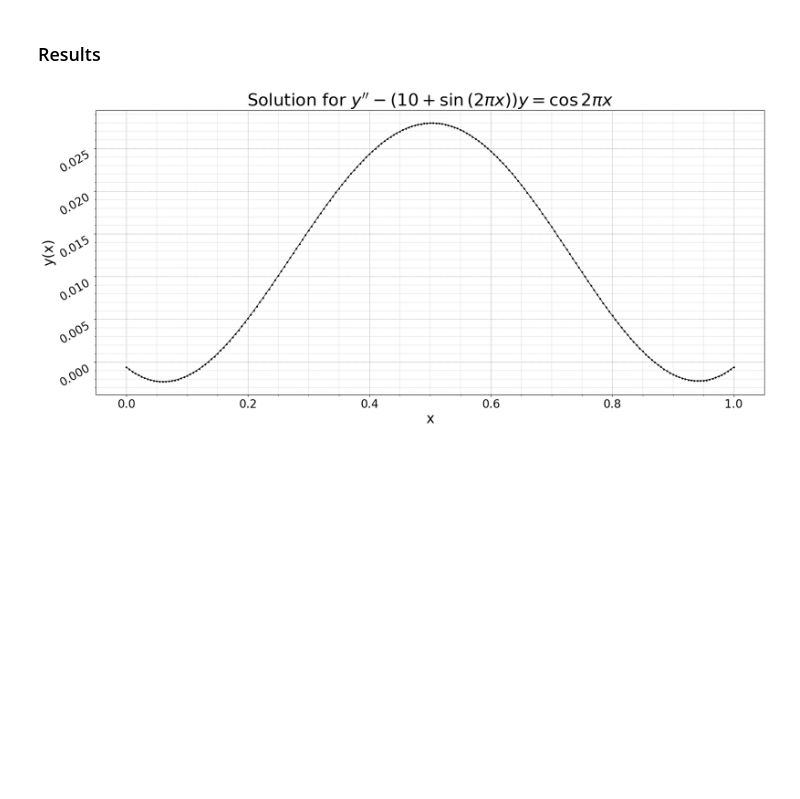
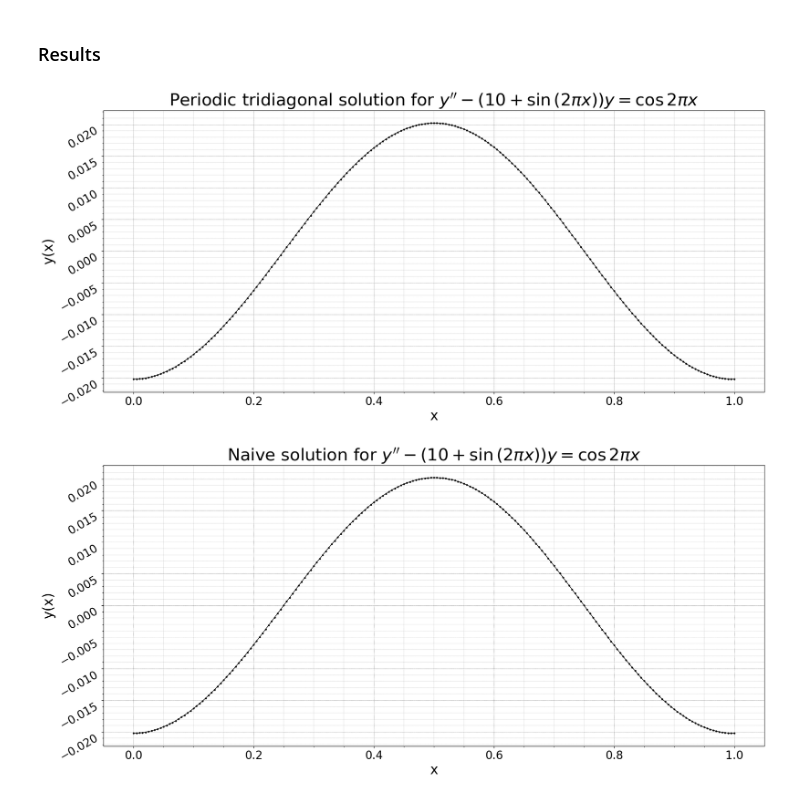
Before and after one commit to KetchuppOfficial/Computational_Mathematics, a Jupyter notebook: lab-8: boundary-value problem/lab-8.ipynb, the cells around one changed output. Cells and saved outputs as stored; diff of their text form; code cells hidden in the pictures; blank space fills up the shorter version.

Commit message:
Problem of the incorrect solution using tridiagonal matrix method was fixed

```diff
--- a/lab-8: boundary-value problem/lab-8.ipynb
+++ b/lab-8: boundary-value problem/lab-8.ipynb
@@ -388,7 +385,7 @@ for i, initial in enumerate(initial_approximations):
     X[i] = x.transpose()[1] # we need only x, not its derivative
 
 for t, x, a in zip(T, X, A):
-    draw("$\\ddot{x} = 1 - e^x$", t, "t", x, "x(t)", a, "A")
+    draw("Solution for $\\ddot{x} = 1 - e^x$ " + f"(A = {a:.2f})", t, "t", x, "x(t)")
 # %% [output]
 [figure]
 [figure]
@@ -459,7 +456,7 @@ def periodic_tridiagonal(p, q, f, x_1, x_2, N):
 
     for i in range(N - 3, -1, -1):
         nu[i] = alpha[i] + beta[i] * nu[i + 1] + gamma[i] * nu[N - 1]
-        mu[i] = beta[i] * mu[i + 1] + gamma[i] * nu[N - 1]
+        mu[i] = beta[i] * mu[i + 1] + gamma[i] * mu[N - 1]
 
     y = np.empty(N + 1)
 
@@ -469,12 +466,51 @@ def periodic_tridiagonal(p, q, f, x_1, x_2, N):
     y[N] = y[0]
 
     return x, y
+
+def naive_method(p, q, f, x_1, x_2, N):
+
+    a = lambda h, p_n : 1 + (h * p_n) / 2
+    b = lambda h, q_n : h**2 * q_n - 2
+    c = lambda h, p_n : 1 - (h * p_n) / 2
+    d = lambda h, f_n : h**2 * f_n
+
+    x = np.linspace(x_1, x_2, num = N + 1, endpoint = True)
+    h = (x_2 - x_1) / N
+
+    A = np.zeros(shape=(N, N))
+    B = np.empty(N)
+
+    A[0, 0] = b(h, q(x[0]))
+    A[0, 1] = a(h, p(x[0]))
+    A[0, N - 1] = c(h, p(x[0]))
+    B[0] = d(h, f(x[0]))
+
+    for i in range(1, N - 1):
+        A[i, i - 1] = c(h, p(x[i]))
+        A[i, i] = b(h, q(x[i]))
+        A[i, i + 1] = a(h, p(x[i]))
+        B[i] = d(h, f(x[i]))
+
+    A[N - 1, 0] = a(h, p(x[N - 1]))
+    A[N - 1, N - 2] = c(h, p(x[N - 1]))
+    A[N - 1, N - 1] = b(h, q(x[N - 1]))
+    B[N - 1] = d(h, f(x[N - 1]))
+
+    y = np.linalg.solve(A, B)
+    y = np.append(y, y[0])
+
+    return x, y
 # %% [markdown]
 ### Results
 # %%
 N = 200 # the value was chosen so that h = 0.005
 x, y = periodic_tridiagonal(p, q, f, x_1, x_2, N)
 
-draw("$y'' - (10 + \\sin{(2\pi x)})y = \\cos{2\pi x}$", x, "x", y, "y(x)", None, None)
+draw("Periodic tridiagonal solution for $y'' - (10 + \\sin{(2\pi x)})y = \\cos{2\pi x}$", x, "x", y, "y(x)")
+
+x, y = naive_method(p, q, f, x_1, x_2, N)
+
+draw("Naive solution for $y'' - (10 + \\sin{(2\pi x)})y = \\cos{2\pi x}$", x, "x", y, "y(x)")
 # %% [output]
-[figure, old version]
+[figure, new version]
+[figure, added]
```
Also changed, not shown: parts of 1 cell of this notebook.
